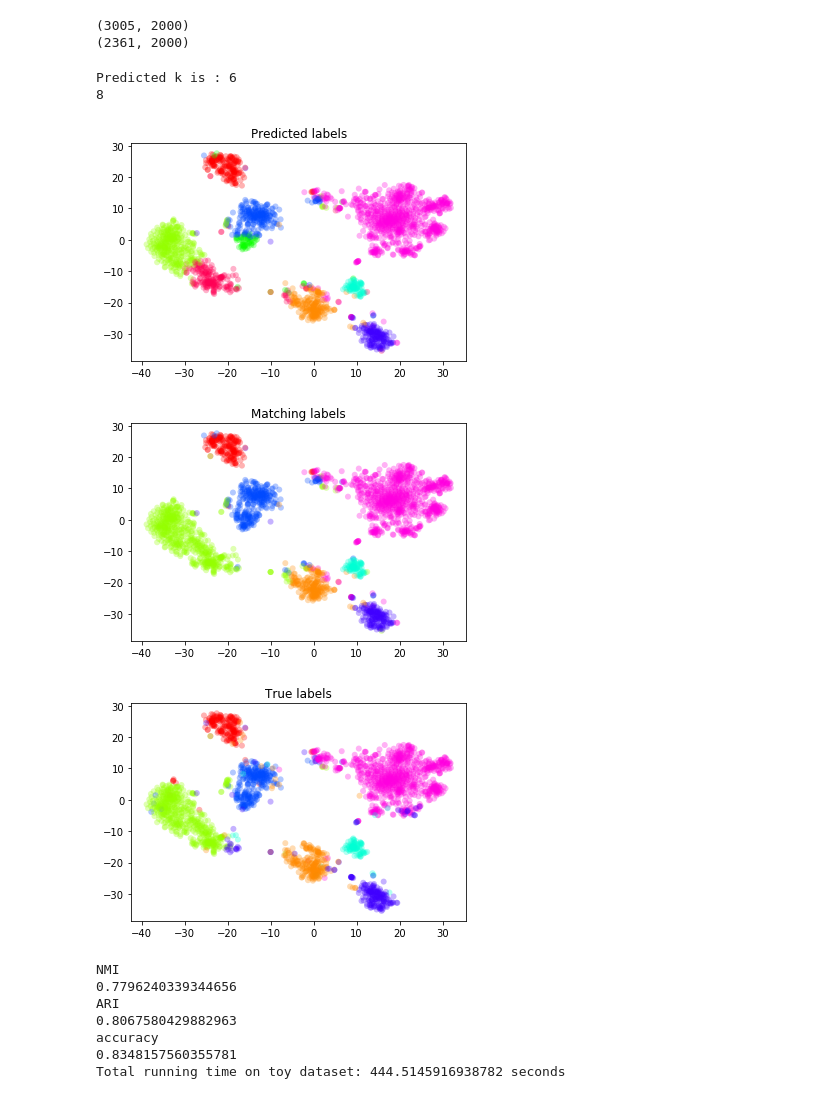
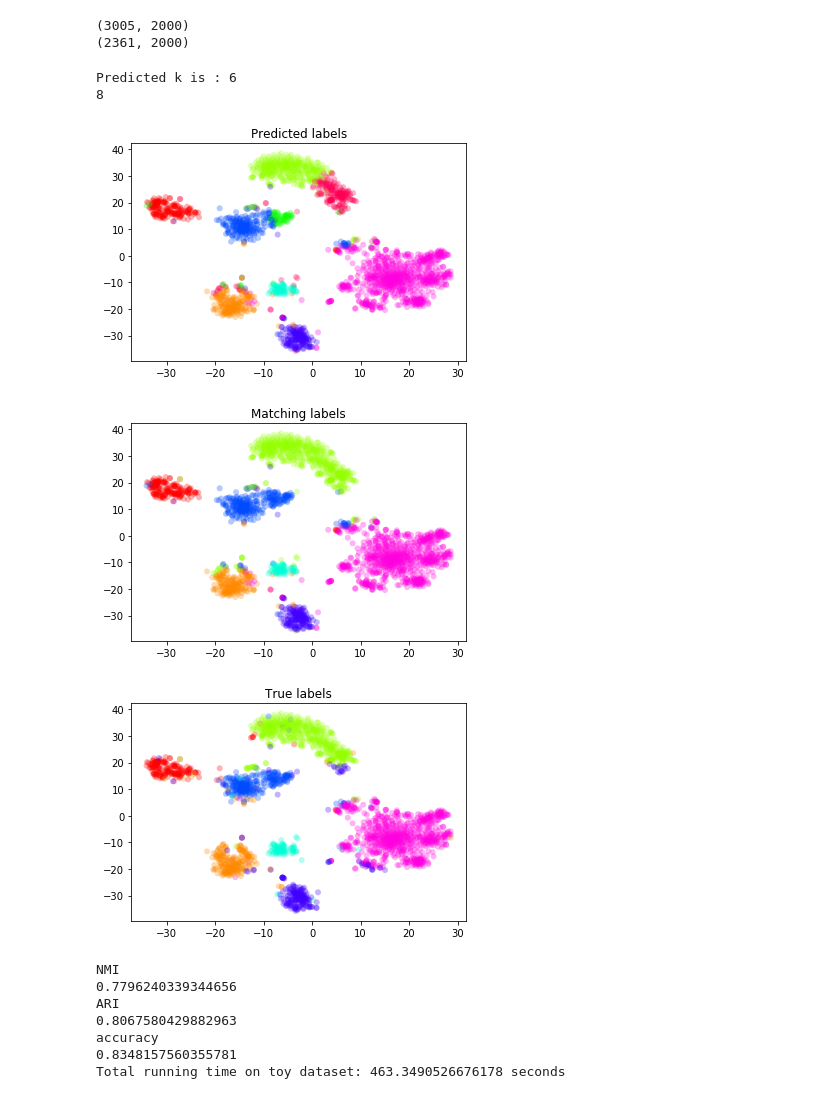
Before and after one commit to KaplanLab/KMDHierarchicalClustering, a Jupyter notebook: Zeisel15_dataset.ipynb, the cells around one changed output. Saved outputs shown, nothing was run; the diff lists cells and outputs as text; code cells hidden in the pictures.

```diff
--- a/Zeisel15_dataset.ipynb
+++ b/Zeisel15_dataset.ipynb
@@ -44,16 +44,16 @@ for cell in ad.obs['cell']:
         y_true.append(label_dict[cell])
         index+=1
 # %%
-kmd_cluster = KMDAlgo.KMDLinkage(k='compute',affinity = 'correlation',n_clusters=9, min_cluster_size= 10 , certainty=0.5, k_scan_range = (6,10,10))
+kmd_cluster = KMDAlgo.KMDClustering(k='compute',affinity = 'correlation',n_clusters=9, min_cluster_size= 10 , certainty=0.5, k_scan_range = (6,10,10))
 kmd_cluster.fit(ad.X)
 y_pred = kmd_cluster.predict(ad.X)
 cluster_scoring.tsne_presentation(kmd_cluster.dists,y_true,y_pred)
 # %% [output]
 Predicted k is : 6
 8
-[figure, old version]
+[figure, new version]
-[figure, old version]
+[figure, new version]
-[figure, old version]
+[figure, new version]
 # %%
 print ('NMI')
 print (normalized_mutual_info_score(y_true, y_pred))
@@ -69,4 +69,4 @@ ARI
 0.8067580429882963
 accuracy
 0.8348157560355781
-Total running time on toy dataset: 444.5145916938782 seconds
+Total running time on toy dataset: 463.3490526676178 seconds
```
Also changed, not shown: parts of 1 cell of this notebook, 3 other files.
